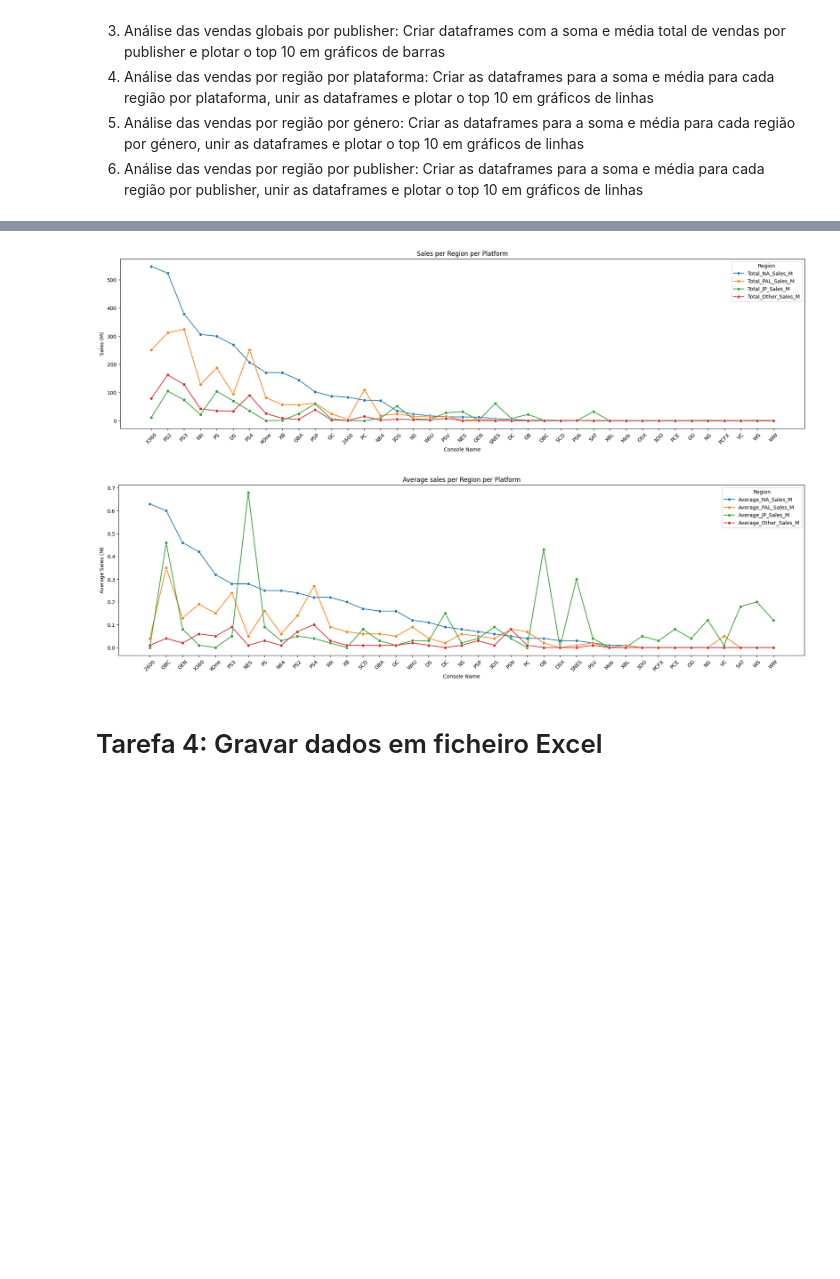
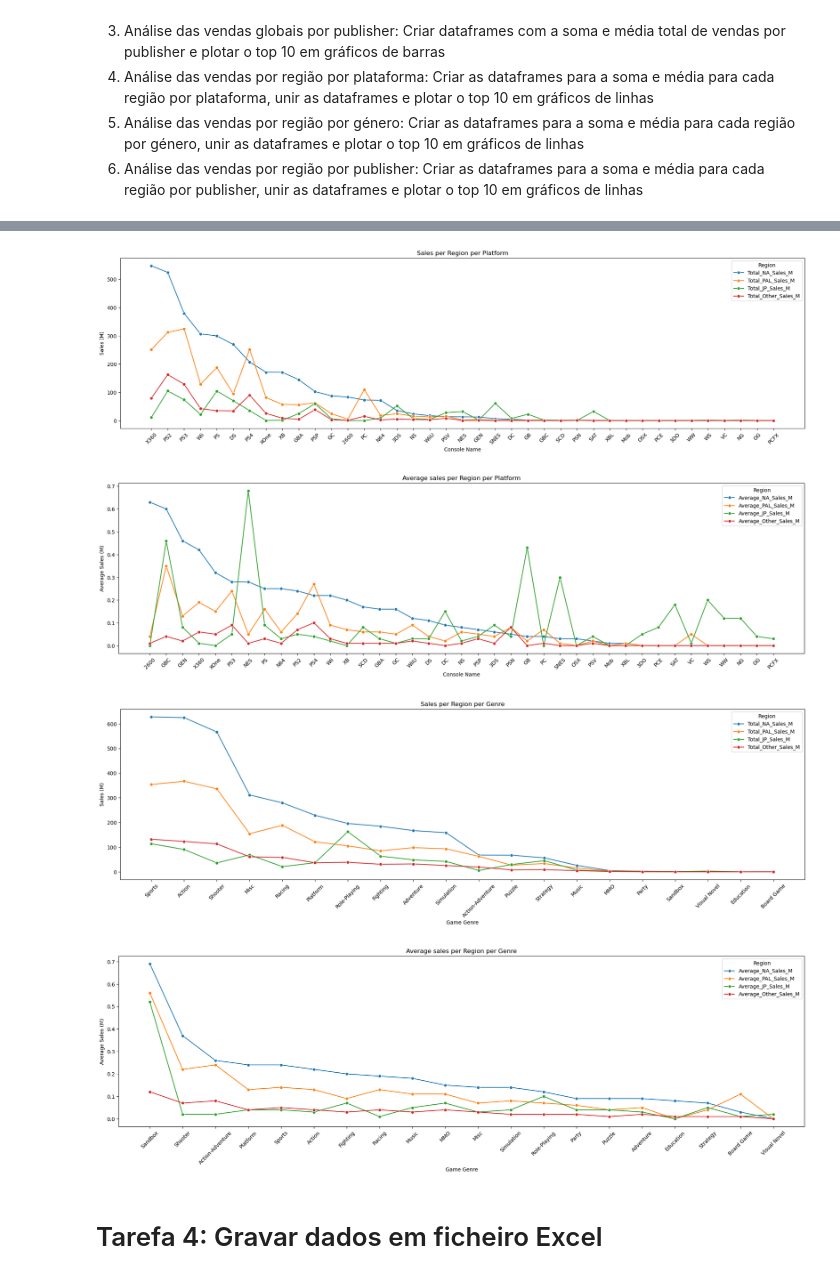
Before and after one commit to matheustristao/ppl_2425_group10, a Jupyter notebook: project_final.ipynb, the cells around one changed output, grey strips where cells are left out. Drawn from its saved outputs; the diff is of its cells as text; code cells hidden in the pictures; blank space fills up the shorter version.

Commit message:
update sales per genre region

```diff
--- a/project_final.ipynb
+++ b/project_final.ipynb
@@ -303,7 +303,7 @@ mean_global_by_publisher = mean_column_by_group(file, 'Global_Sales', 'Publisher
 plot_trends_bar(sum_global_by_publisher.head(10), 'Publisher', 'Total_Sales_M', 'Top 10 - Total sales per Publisher', 'Publisher Name', 'Total Sales (Millions)', image_name=top_10_sum_platform)
 plot_trends_bar(mean_global_by_publisher.head(10), 'Publisher', 'Average_Sales_M', 'Top 10 - Average sales per Publisher', 'Publihser Name', 'Average Sales (Millions)',image_name=top_10_average_platform)
 
-# 4. VENDAS POR REGIÂO POR PLATAFORMA
+# 4. VENDAS POR REGIÃO POR PLATAFORMA
 
 # Vendas por região por plataforma
 sum_NA_by_platform = sum_column_by_group(file, 'NA_Sales', 'Platform', sum_column_name='Total_NA_Sales_M')
@@ -311,21 +311,55 @@ sum_PAL_by_platform = sum_column_by_group(file, 'PAL_Sales', 'Platform', sum_col
 sum_JP_by_platform = sum_column_by_group(file, 'JP_Sales', 'Platform', sum_column_name='Total_JP_Sales_M')
 sum_Other_by_platform = sum_column_by_group(file, 'Other_Sales', 'Platform', sum_column_name='Total_Other_Sales_M')
 
-# merge dos dataframes das vendas por região
-sum_region_per_platform = sum_NA_by_platform.merge(sum_PAL_by_platform, on = 'Platform').merge(sum_JP_by_platform, on = 'Platform').merge(sum_Other_by_platform, on = 'Platform')
-
 # Média de vendas por plataforma
 mean_NA_by_platform = mean_column_by_group(file, 'NA_Sales', 'Platform', avg_column_name='Average_NA_Sales_M')
 mean_PAL_by_platform = mean_column_by_group(file, 'PAL_Sales', 'Platform', avg_column_name='Average_PAL_Sales_M')
 mean_JP_by_platform = mean_column_by_group(file, 'JP_Sales', 'Platform', avg_column_name='Average_JP_Sales_M')
 mean_Other_by_platform = mean_column_by_group(file, 'Other_Sales', 'Platform', avg_column_name='Average_Other_Sales_M')
 
-# Merge dos dtaframes de média de vendas por cada região
+# Merge dos dataframes de média e total de vendas por plataforma por cada região
+sum_region_per_platform = sum_NA_by_platform.merge(sum_PAL_by_platform, on = 'Platform').merge(sum_JP_by_platform, on = 'Platform').merge(sum_Other_by_platform, on = 'Platform')
 mean_region_per_platform = mean_NA_by_platform.merge(mean_PAL_by_platform, on = 'Platform').merge(mean_JP_by_platform, on = 'Platform').merge(mean_Other_by_platform, on = 'Platform')
 
+# Melte dos dataframes de média e total de vendas por plataforma por região
 melted_sum_region_per_platform = sum_region_per_platform.melt(id_vars='Platform', var_name='Region', value_name='Region_Sales')
 melted_mean_region_per_platform = mean_region_per_platform.melt(id_vars='Platform', var_name='Region', value_name='Region_average_Sales')
 
+# Gráficos com vendas médias e totais por plataforma por região
 plot_trends(melted_sum_region_per_platform, 'Platform', 'Region_Sales', 'Region', 'Sales per Region per Platform', 'Console Name', 'Sales (M)', marker_type='o', show_legend=True, legend_name='Region', image_name='sum_region_per_platform.png', plotsize=(24, 6))
 plot_trends(melted_mean_region_per_platform, 'Platform', 'Region_average_Sales', 'Region', 'Average sales per Region per Platform', 'Console Name', 'Average Sales (M)', marker_type='o', show_legend=True, legend_name='Region', image_name='average_region_per_platform.png', plotsize=(24, 6))
+
+# 5. VENDAS POR REGIÃO POR GÉNERO
+
+# Vendas por região por género
+sum_NA_by_genre = sum_column_by_group(file, 'NA_Sales', 'Genre', sum_column_name='Total_NA_Sales_M')
+sum_PAL_by_genre = sum_column_by_group(file, 'PAL_Sales', 'Genre', sum_column_name='Total_PAL_Sales_M')
+sum_JP_by_genre = sum_column_by_group(file, 'JP_Sales', 'Genre', sum_column_name='Total_JP_Sales_M')
+sum_Other_by_genre = sum_column_by_group(file, 'Other_Sales', 'Genre', sum_column_name='Total_Other_Sales_M')
+
+# Média de vendas por género
+mean_NA_by_genre = mean_column_by_group(file, 'NA_Sales', 'Genre', avg_column_name='Average_NA_Sales_M')
+mean_PAL_by_genre = mean_column_by_group(file, 'PAL_Sales', 'Genre', avg_column_name='Average_PAL_Sales_M')
+mean_JP_by_genre = mean_column_by_group(file, 'JP_Sales', 'Genre', avg_column_name='Average_JP_Sales_M')
+mean_Other_by_genre = mean_column_by_group(file, 'Other_Sales', 'Genre', avg_column_name='Average_Other_Sales_M')
+
+# Merge dos dataframes de média e total de vendas por género por cada região
+sum_region_per_genre = sum_NA_by_genre.merge(sum_PAL_by_genre, on = 'Genre').merge(sum_JP_by_genre, on = 'Genre').merge(sum_Other_by_genre, on = 'Genre')
+mean_region_per_genre = mean_NA_by_genre.merge(mean_PAL_by_genre, on = 'Genre').merge(mean_JP_by_genre, on = 'Genre').merge(mean_Other_by_genre, on = 'Genre')
+
+# Melte dos dataframes de média e total de vendas por género por região
+melted_sum_region_per_genre = sum_region_per_genre.melt(id_vars='Genre', var_name='Region', value_name='Region_Sales')
+melted_mean_region_per_genre = mean_region_per_genre.melt(id_vars='Genre', var_name='Region', value_name='Region_average_Sales')
+
+# Gráficos com vendas médias e totais por género por região
+plot_trends(melted_sum_region_per_genre, 'Genre', 'Region_Sales', 'Region', 'Sales per Region per Genre', 'Game Genre', 'Sales (M)', marker_type='o', show_legend=True, legend_name='Region', image_name='sum_region_per_genre.png', plotsize=(24, 6))
+plot_trends(melted_mean_region_per_genre, 'Genre', 'Region_average_Sales', 'Region', 'Average sales per Region per Genre', 'Game Genre', 'Average Sales (M)', marker_type='o', show_legend=True, legend_name='Region', image_name='average_region_per_genre.png', plotsize=(24, 6))
+
+# 6. VENDAS POR REGIÃO POR PUBLISHER
+
+# Vendas por região por publisher
+sum_NA_by_publisher = sum_column_by_group(file, 'NA_Sales', 'Publisher', sum_column_name='Total_NA_Sales_M')
+sum_PAL_by_publisher = sum_column_by_group(file, 'PAL_Sales', 'Publisher', sum_column_name='Total_PAL_Sales_M')
+sum_JP_by_publisher = sum_column_by_group(file, 'JP_Sales', 'Publisher', sum_column_name='Total_JP_Sales_M')
+sum_Other_by_publisher = sum_column_by_group(file, 'Other_Sales', 'Publisher', sum_column_name='Total_Other_Sales_M')
 # %% [output]
@@ -337,7 +371,9 @@ plot_trends(melted_mean_region_per_platform, 'Platform', 'Region_average_Sales',
 [figure]
 [figure]
 [figure]
-[figure, old version]
+[figure, new version]
+[figure, added]
+[figure, added]
 # %% [markdown]
 # Tarefa 4: Gravar dados em ficheiro Excel
 # %%
```
Also changed, not shown: parts of 1 cell of this notebook, 9 other files.
